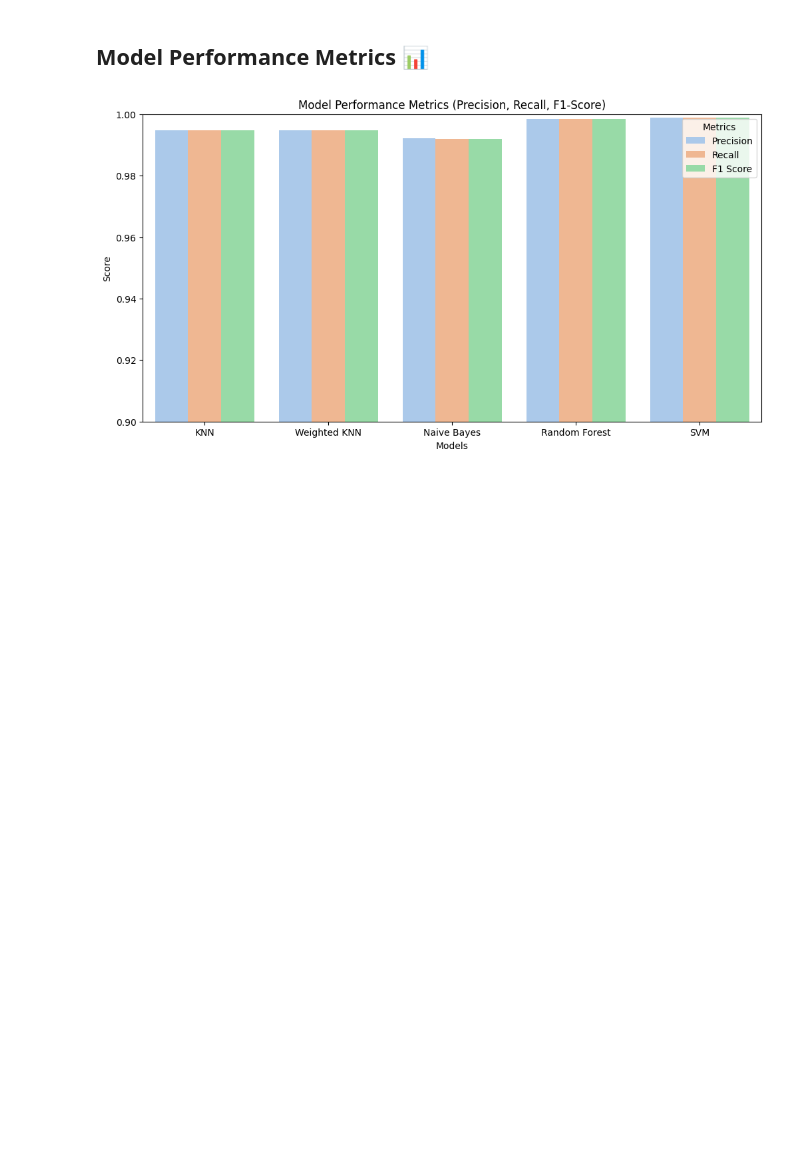
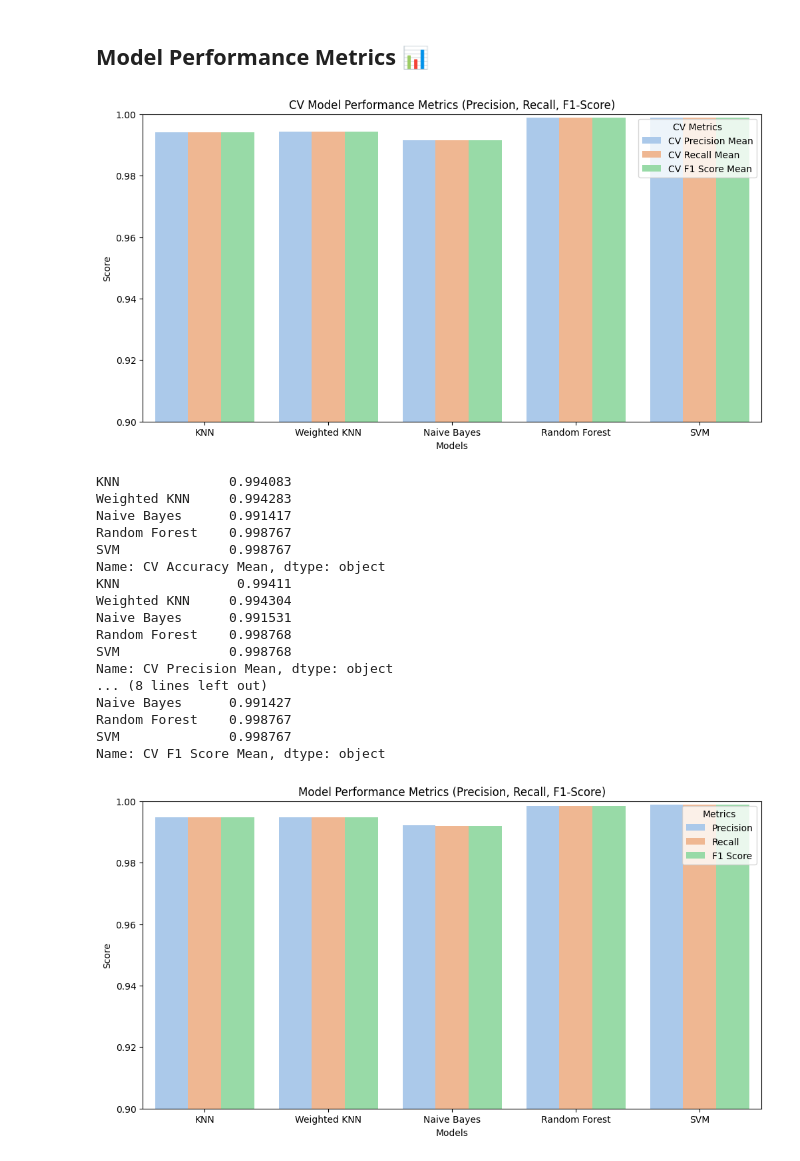
Before and after one commit to merttcetn/ML-PA1, a Jupyter notebook: assignment_1.ipynb, the cells around one changed output. Cells and saved outputs as stored; diff of their text form; code cells hidden in the pictures; blank space fills up the shorter version.

```diff
--- a/assignment_1.ipynb
+++ b/assignment_1.ipynb
@@ -307,6 +320,42 @@ Passing `palette` without assigning `hue` is deprecated and will be removed in v
 [figure]
 # %% [markdown]
 ## **Model Performance Metrics 📊**
+# %%
+# Plot Precision, Recall, and F1 Score Comparison
+metrics = ["CV Precision Mean", "CV Recall Mean", "CV F1 Score Mean"]
+metrics_df = results_df[metrics].melt(ignore_index=False).reset_index()
+plt.figure(figsize=(12, 6))
+sns.barplot(x="index", y="value", hue="variable", data=metrics_df, palette="pastel")
+plt.title("CV Model Performance Metrics (Precision, Recall, F1-Score)")
+plt.ylabel("Score")
+plt.xlabel("Models")
+plt.ylim(0.9, 1)
+plt.legend(title="CV Metrics")
+plt.show()
+
+print(results_df["CV Accuracy Mean"])
+print(results_df["CV Precision Mean"])
+print(results_df["CV Recall Mean"])
+print(results_df["CV F1 Score Mean"])
+# %% [output]
+[figure, added]
+KNN              0.994083
+Weighted KNN     0.994283
+Naive Bayes      0.991417
+Random Forest    0.998767
+SVM              0.998767
+Name: CV Accuracy Mean, dtype: object
+KNN               0.99411
+Weighted KNN     0.994304
+Naive Bayes      0.991531
+Random Forest    0.998768
+SVM              0.998768
+Name: CV Precision Mean, dtype: object
+... (8 lines left out)
+Naive Bayes      0.991427
+Random Forest    0.998767
+SVM              0.998767
+Name: CV F1 Score Mean, dtype: object
 # %%
 # Plot Precision, Recall, and F1 Score Comparison
 metrics = ["Precision", "Recall", "F1 Score"]
```
Also changed, not shown: parts of 6 cells of this notebook.
